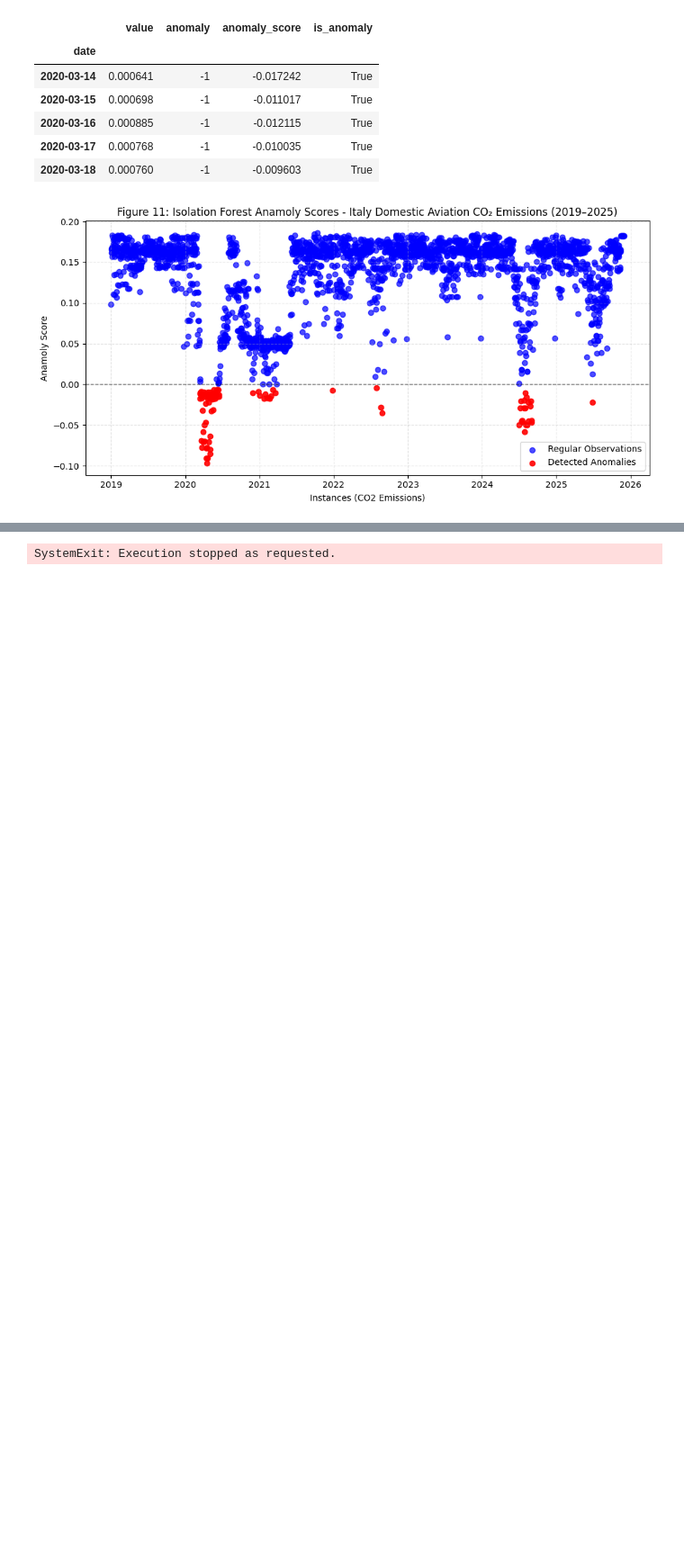
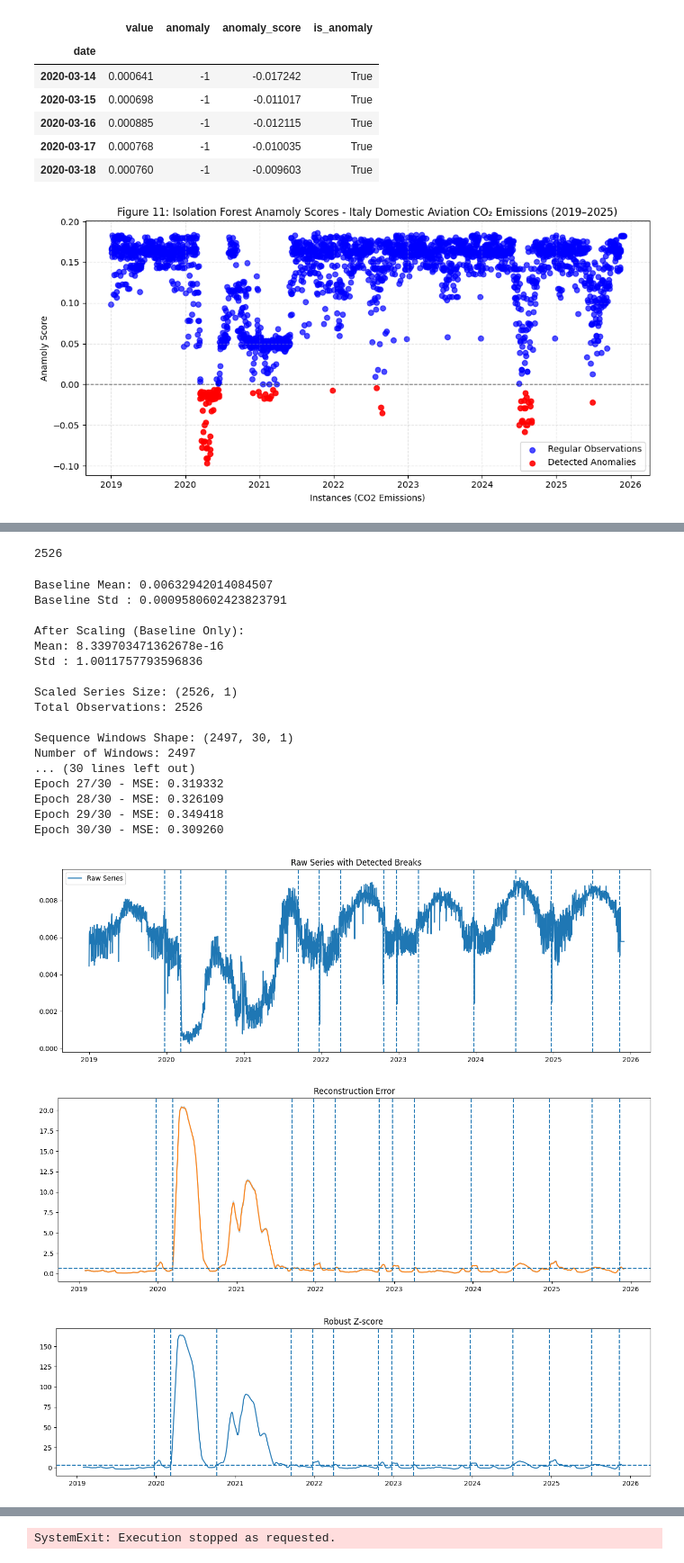
Before and after one commit to thisishasan/data_mining_and_machine_learning, a Jupyter notebook: data_mining_machine_learning.ipynb, the cells around one changed output, grey strips where cells are left out. Shown at 90% size. Drawn from its saved outputs; the diff is of its cells as text; code cells hidden in the pictures; blank space fills up the shorter version.

```diff
--- a/data_mining_machine_learning.ipynb
+++ b/data_mining_machine_learning.ipynb
@@ -1508,0 +1361,42 @@ Epoch 30/30 - train MSE: 0.331398
+# %%
+print(len(italy_domestic_aviation_df))
+# %% [output]
+2526
+# %%
+break_dates = detect_structural_breaks(
+    dataframe=italy_domestic_aviation_df,
+    target_column="value",
+    baseline_cutoff="2020-03-01",
+    window_length=30,
+    hidden_dim=64,
+    epochs=30,
+    batch_size=128,
+    learning_rate=0.001,
+    smoothing_window=7,
+    z_threshold=3.0,
+    min_consecutive_days=7,
+    seed=42,
+)
+
+print("Detected break dates:", break_dates)
+# %% [output]
+Baseline Mean: 0.00632942014084507
+Baseline Std : 0.0009580602423823791
+
+After Scaling (Baseline Only):
+Mean: 8.339703471362678e-16
+Std : 1.0011757793596836
+
+Scaled Series Size: (2526, 1)
+Total Observations: 2526
+
+Sequence Windows Shape: (2497, 30, 1)
+Number of Windows: 2497
+... (30 lines left out)
+Epoch 27/30 - MSE: 0.319332
+Epoch 28/30 - MSE: 0.326109
+Epoch 29/30 - MSE: 0.349418
+Epoch 30/30 - MSE: 0.309260
+[figure, added]
+[figure, added]
+[figure, added]
```
Also changed, not shown: parts of 6 cells of this notebook.
